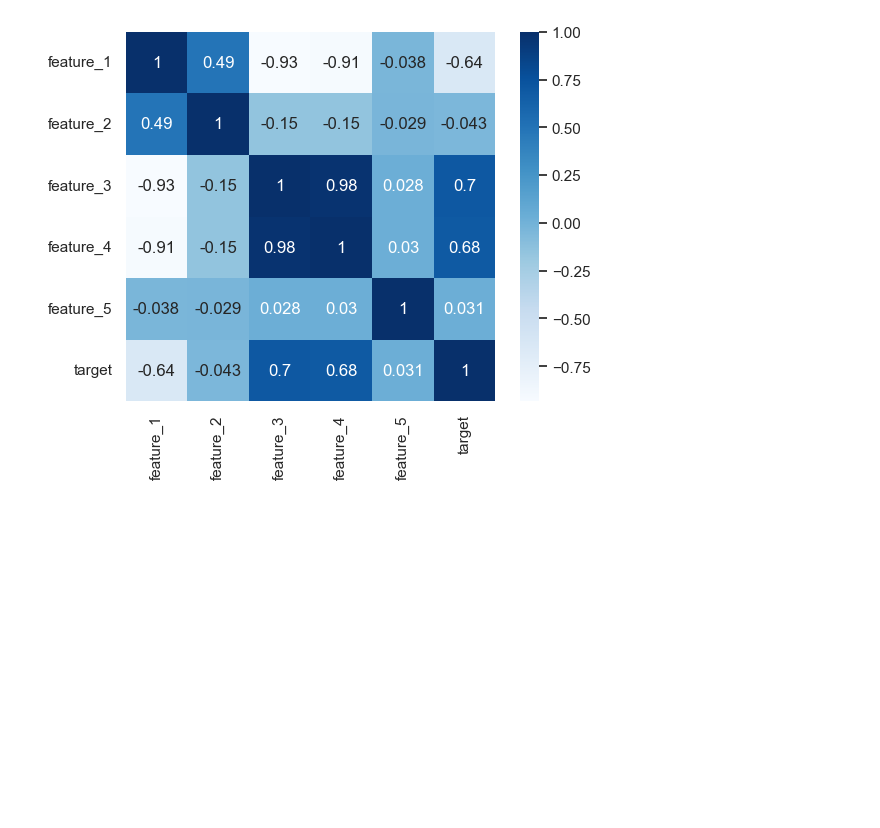
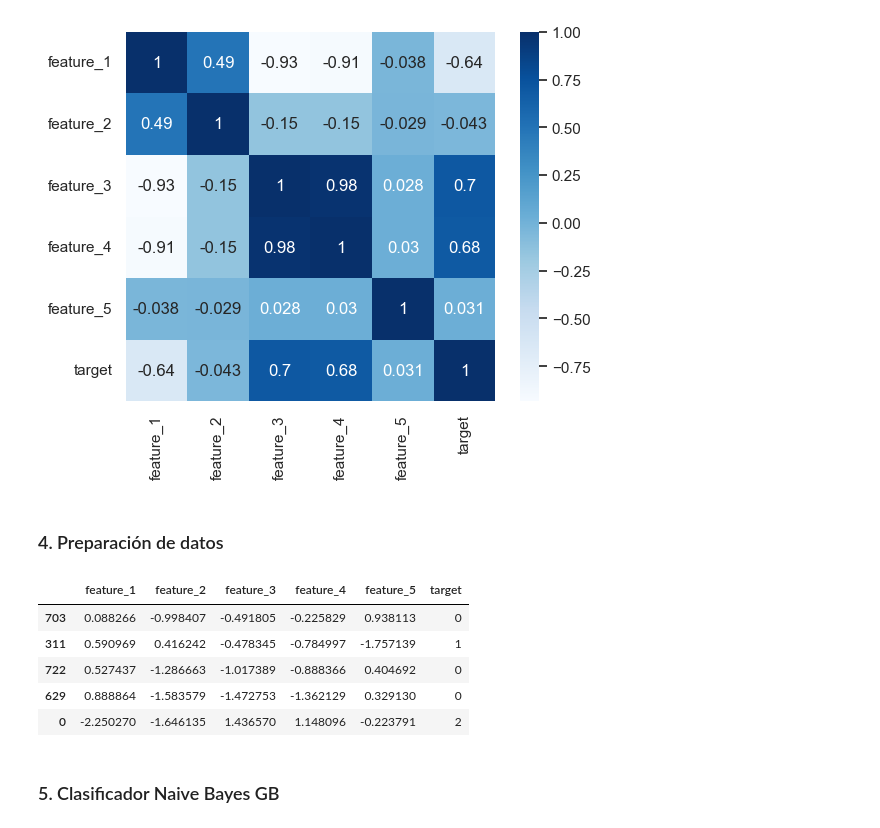
Before and after one commit to viorbe20/ai-machine-learning-systems, a Jupyter notebook: ej5-naive-bayes-knn.ipynb, the cells around one changed output. Drawn from its saved outputs; the diff is of its cells as text; code cells hidden in the pictures; blank space fills up the shorter version.

```diff
--- a/ej5-naive-bayes-knn.ipynb
+++ b/ej5-naive-bayes-knn.ipynb
@@ -72,3 +88,27 @@ df_data.corr()
 | feature_5 | -0.037674 | -0.028589 | 0.028494 | 0.029646 | 1.000000 | 0.030719 |
 | target | -0.643008 | -0.043386 | 0.704496 | 0.682975 | 0.030719 | 1.000000 |
 [figure]
+# %% [markdown]
+### 4. Preparación de datos
+# %%
+from sklearn.model_selection import train_test_split
+
+# Assuming 'target' is the name of your target variable
+X = df_data[['feature_1', 'feature_2', 'feature_3']]
+y = df_data['target']
+
+# División del conjunto de datos en train y test en un porcentaje de 2/3 vs 1/3
+TEST_SIZE = 0.33
+train, test = train_test_split(df_data, test_size=TEST_SIZE, random_state=42)
+
+# Verificación de los primeros registros en el conjunto de entrenamiento (train)
+train.head()
+# %% [output]
+|  | feature_1 | feature_2 | feature_3 | feature_4 | feature_5 | target |
+| 703 | 0.088266 | -0.998407 | -0.491805 | -0.225829 | 0.938113 | 0 |
+| 311 | 0.590969 | 0.416242 | -0.478345 | -0.784997 | -1.757139 | 1 |
+| 722 | 0.527437 | -1.286663 | -1.017389 | -0.888366 | 0.404692 | 0 |
+| 629 | 0.888864 | -1.583579 | -1.472753 | -1.362129 | 0.329130 | 0 |
+| 0 | -2.250270 | -1.646135 | 1.436570 | 1.148096 | -0.223791 | 2 |
+# %% [markdown]
+### 5. Clasificador Naive Bayes GB
```
Also changed, not shown: parts of 12 cells of this notebook.
